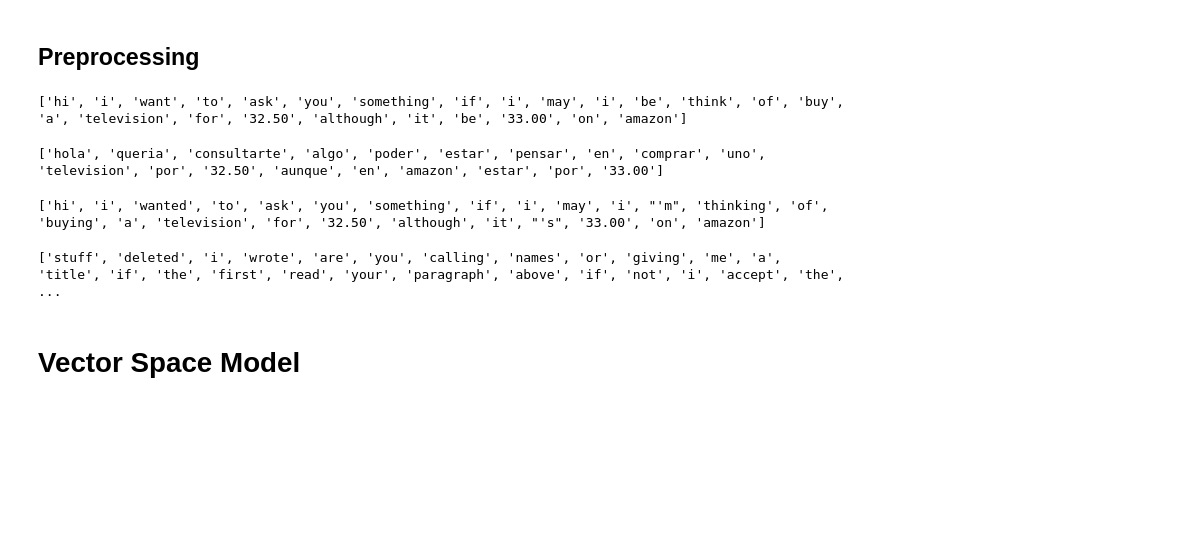
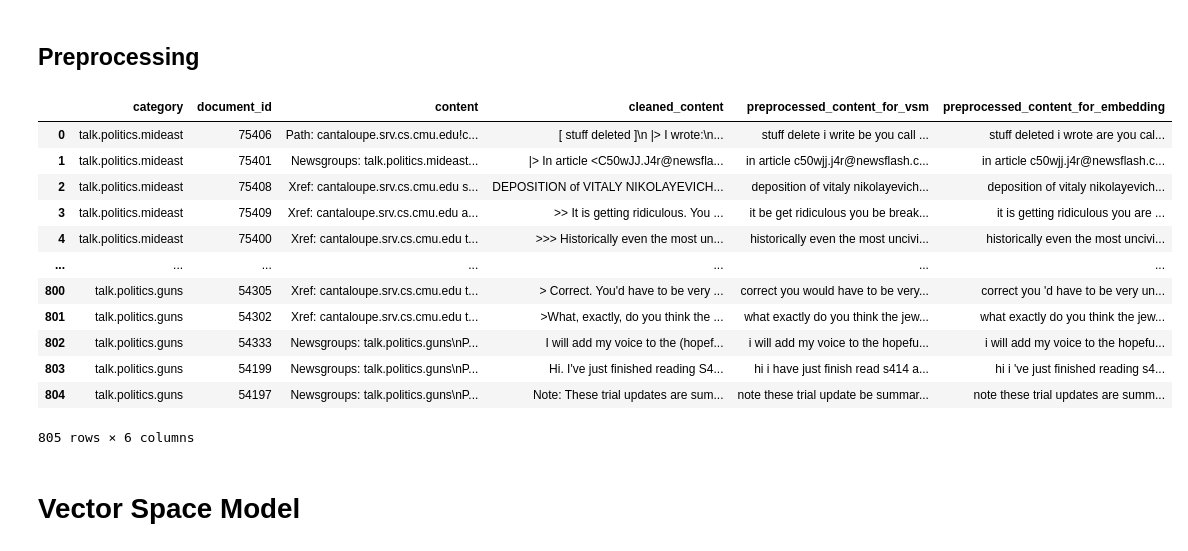
Before and after one commit to TheDandyCodes/text-mining, a Jupyter notebook: Task_3/task_3.ipynb, the cells around one changed output. Saved outputs shown, nothing was run; the diff lists cells and outputs as text; code cells hidden in the pictures; blank space fills up the shorter version.

```diff
--- a/Task_3/task_3.ipynb
+++ b/Task_3/task_3.ipynb
@@ -77,28 +79,30 @@ Cleaned Content: -s87271077-s.walker-man-50- (swalker@uts.EDU.AU) wrote:
 ----------------------------------------
 # %% [markdown]
 ## Preprocessing
-# %%
-en_text = """
-Hi, I wanted to ask you something, if I may. I'm thinking of buying a television for $32.50, although it's €33.00 on Amazon.
-"""
-print(preprocessing_pipeline(en_text))
-# %% [output]
-['hi', 'i', 'want', 'to', 'ask', 'you', 'something', 'if', 'i', 'may', 'i', 'be', 'think', 'of', 'buy', 'a', 'television', 'for', '32.50', 'although', 'it', 'be', '33.00', 'on', 'amazon']
-# %%
-es_text = """
-Hola, queria consultarte algo, puedo? Estoy pensando en comprar una television por 32.50$ aunque en amazon está por 33,00€
-"""
-print(preprocessing_pipeline(es_text, model="es_core_news_sm"))
-# %% [output]
-['hola', 'queria', 'consultarte', 'algo', 'poder', 'estar', 'pensar', 'en', 'comprar', 'uno', 'television', 'por', '32.50', 'aunque', 'en', 'amazon', 'estar', 'por', '33.00']
-# %%
-print(preprocessing_pipeline(en_text, lemmatize=False))
-# %% [output]
-['hi', 'i', 'wanted', 'to', 'ask', 'you', 'something', 'if', 'i', 'may', 'i', "'m", 'thinking', 'of', 'buying', 'a', 'television', 'for', '32.50', 'although', 'it', "'s", '33.00', 'on', 'amazon']
-# %%
-print(preprocessing_pipeline(corpus_clean_df["cleaned_content"].iloc[0], lemmatize=False))
-# %% [output]
-['stuff', 'deleted', 'i', 'wrote', 'are', 'you', 'calling', 'names', 'or', 'giving', 'me', 'a', 'title', 'if', 'the', 'first', 'read', 'your', 'paragraph', 'above', 'if', 'not', 'i', 'accept', 'the',  ...
+# %%
+corpus_clean_and_preprocessed_df = corpus_clean_df.copy()
+corpus_clean_and_preprocessed_df["preprocessed_content_for_vsm"] = preprocessing_pipeline(
+    corpus_clean_and_preprocessed_df["cleaned_content"]
+)
+corpus_clean_and_preprocessed_df["preprocessed_content_for_embedding"] = preprocessing_pipeline(
+    corpus_clean_and_preprocessed_df["cleaned_content"], lemmatize=False
+)
+# %%
+corpus_clean_and_preprocessed_df
+# %% [output]
+|  | category | document_id | content | cleaned_content | preprocessed_content_for_vsm | preprocessed_content_for_embedding |
+| 0 | talk.politics.mideast | 75406 | Path: cantaloupe.srv.cs.cmu.edu!c... | [ stuff deleted ]\n |> I wrote:\n... | stuff delete i write be you call ... | stuff deleted i wrote are you cal... |
+| 1 | talk.politics.mideast | 75401 | Newsgroups: talk.politics.mideast... | |> In article <C50wJJ.J4r@newsfla... | in article c50wjj.j4r@newsflash.c... | in article c50wjj.j4r@newsflash.c... |
+| 2 | talk.politics.mideast | 75408 | Xref: cantaloupe.srv.cs.cmu.edu s... | DEPOSITION of VITALY NIKOLAYEVICH... | deposition of vitaly nikolayevich... | deposition of vitaly nikolayevich... |
+| 3 | talk.politics.mideast | 75409 | Xref: cantaloupe.srv.cs.cmu.edu a... | >> It is getting ridiculous. You ... | it be get ridiculous you be break... | it is getting ridiculous you are ... |
+| 4 | talk.politics.mideast | 75400 | Xref: cantaloupe.srv.cs.cmu.edu t... | >>> Historically even the most un... | historically even the most uncivi... | historically even the most uncivi... |
+| ... | ... | ... | ... | ... | ... | ... |
+| 800 | talk.politics.guns | 54305 | Xref: cantaloupe.srv.cs.cmu.edu t... | > Correct. You'd have to be very ... | correct you would have to be very... | correct you 'd have to be very un... |
+| 801 | talk.politics.guns | 54302 | Xref: cantaloupe.srv.cs.cmu.edu t... | >What, exactly, do you think the ... | what exactly do you think the jew... | what exactly do you think the jew... |
+| 802 | talk.politics.guns | 54333 | Newsgroups: talk.politics.guns\nP... | I will add my voice to the (hopef... | i will add my voice to the hopefu... | i will add my voice to the hopefu... |
+| 803 | talk.politics.guns | 54199 | Newsgroups: talk.politics.guns\nP... | Hi. I've just finished reading S4... | hi i have just finish read s414 a... | hi i 've just finished reading s4... |
+| 804 | talk.politics.guns | 54197 | Newsgroups: talk.politics.guns\nP... | Note: These trial updates are sum... | note these trial update be summar... | note these trial updates are summ... |
+805 rows × 6 columns
 # %% [markdown]
 # Vector Space Model
 # %%
```
Also changed, not shown: parts of 10 cells of this notebook.
